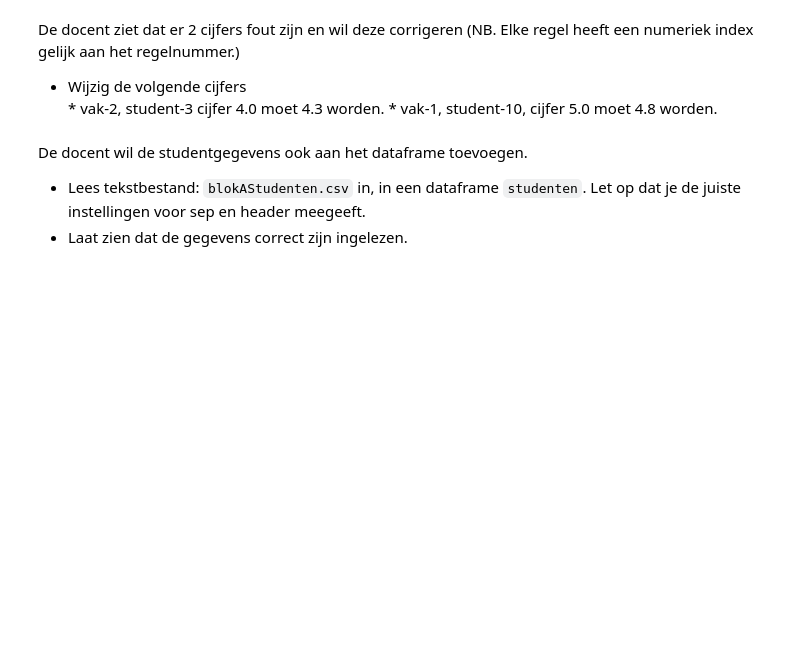
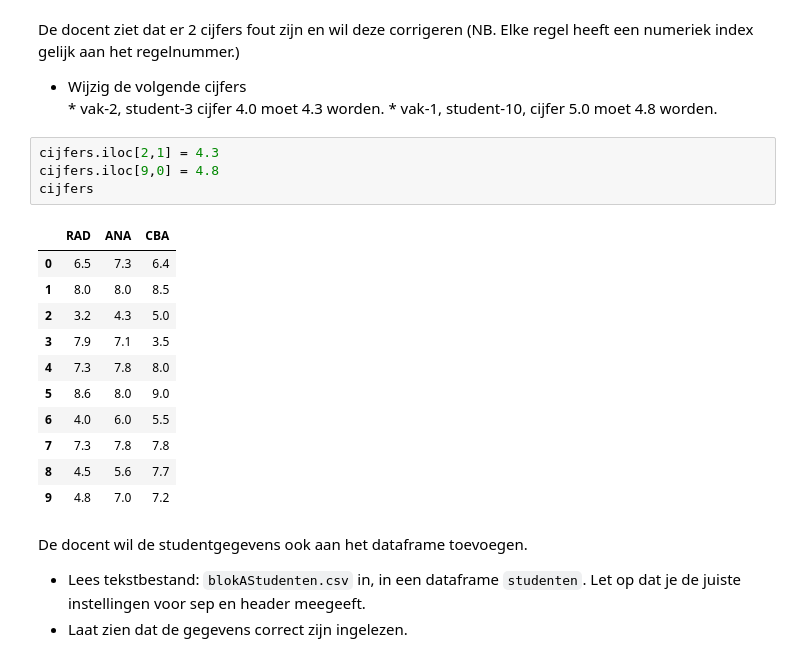
Before and after one commit to Kees-Schoon/CM2024, a Jupyter notebook: CM03_pandas/CM_Pandas_opdrachten.ipynb, the cells around one changed output. Cells and saved outputs as stored; diff of their text form; blank space fills up the shorter version.

```diff
--- a/CM03_pandas/CM_Pandas_opdrachten.ipynb
+++ b/CM03_pandas/CM_Pandas_opdrachten.ipynb
@@ -212,6 +250,22 @@ De docent ziet dat er 2 cijfers fout zijn en wil deze corrigeren (NB. Elke regel
 -	 Wijzig de volgende cijfers
     *	vak-2, student-3  cijfer 4.0 moet 4.3 worden.
     *	vak-1, student-10, cijfer 5.0 moet 4.8 worden.
+# %%
+cijfers.iloc[2,1] = 4.3
+cijfers.iloc[9,0] = 4.8
+cijfers
+# %% [output]
+|  | RAD | ANA | CBA |
+| 0 | 6.5 | 7.3 | 6.4 |
+| 1 | 8.0 | 8.0 | 8.5 |
+| 2 | 3.2 | 4.3 | 5.0 |
+| 3 | 7.9 | 7.1 | 3.5 |
+| 4 | 7.3 | 7.8 | 8.0 |
+| 5 | 8.6 | 8.0 | 9.0 |
+| 6 | 4.0 | 6.0 | 5.5 |
+| 7 | 7.3 | 7.8 | 7.8 |
+| 8 | 4.5 | 5.6 | 7.7 |
+| 9 | 4.8 | 7.0 | 7.2 |
 # %% [markdown]
 De docent wil de studentgegevens ook aan het dataframe toevoegen.
 -	Lees tekstbestand: `blokAStudenten.csv` in, in een dataframe `studenten`. Let op dat je de juiste instellingen voor sep en header meegeeft.
```
Also changed, not shown: parts of 12 cells of this notebook.
